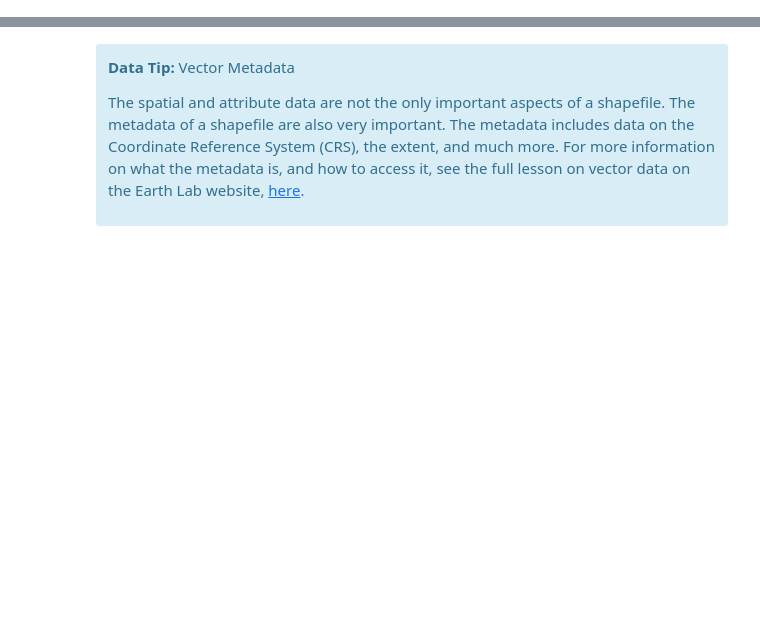
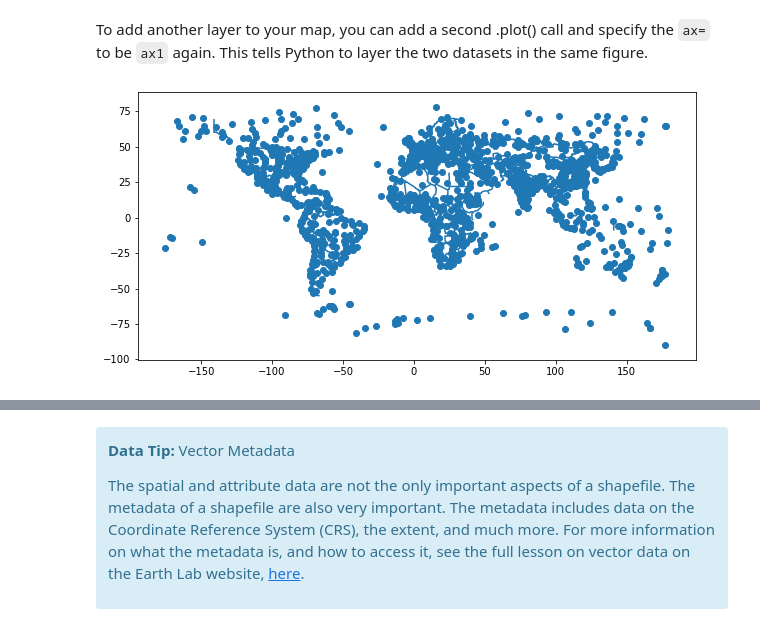
Before and after one commit to earthlab/edsc-summer-2020, a Jupyter notebook: data-types/02-intro-vector-data.ipynb, the cells around one changed output, grey strips where cells are left out. Drawn from its saved outputs; the diff is of its cells as text; code cells hidden in the pictures; blank space fills up the shorter version.

```diff
--- a/data-types/02-intro-vector-data.ipynb
+++ b/data-types/02-intro-vector-data.ipynb
@@ -179,0 +211,12 @@ Length: 255, dtype: object
+# %%
+# Open a second layer
+et.data.get_data(
+    url='https://www.naturalearthdata.com/http//www.naturalearthdata.com/download/50m/cultural/ne_50m_populated_places_simple.zip')
+
+# Create a path to the populated places shapefile
+populated_places_path = os.path.join("data", "earthpy-downloads",
+                                     "ne_50m_populated_places_simple",
+                                     "ne_50m_populated_places_simple.shp")
+
+cities = gpd.read_file(populated_places_path)
+cities.head()
@@ -179,0 +265,11 @@ Length: 255, dtype: object
+# %% [markdown]
+To add another layer to your map, you can add a second .plot() call and
+specify the `ax=` to be `ax1` again. This tells Python to layer the two
+datasets in the same figure.
+# %%
+f, ax1 = plt.subplots(figsize=(10,6))
+boundary_lines.plot(ax=ax1)
+cities.plot(ax=ax1)
+plt.show()
+# %% [output]
+[figure, added]
```
Also changed, not shown: parts of 43 cells of this notebook, 6 other files.
